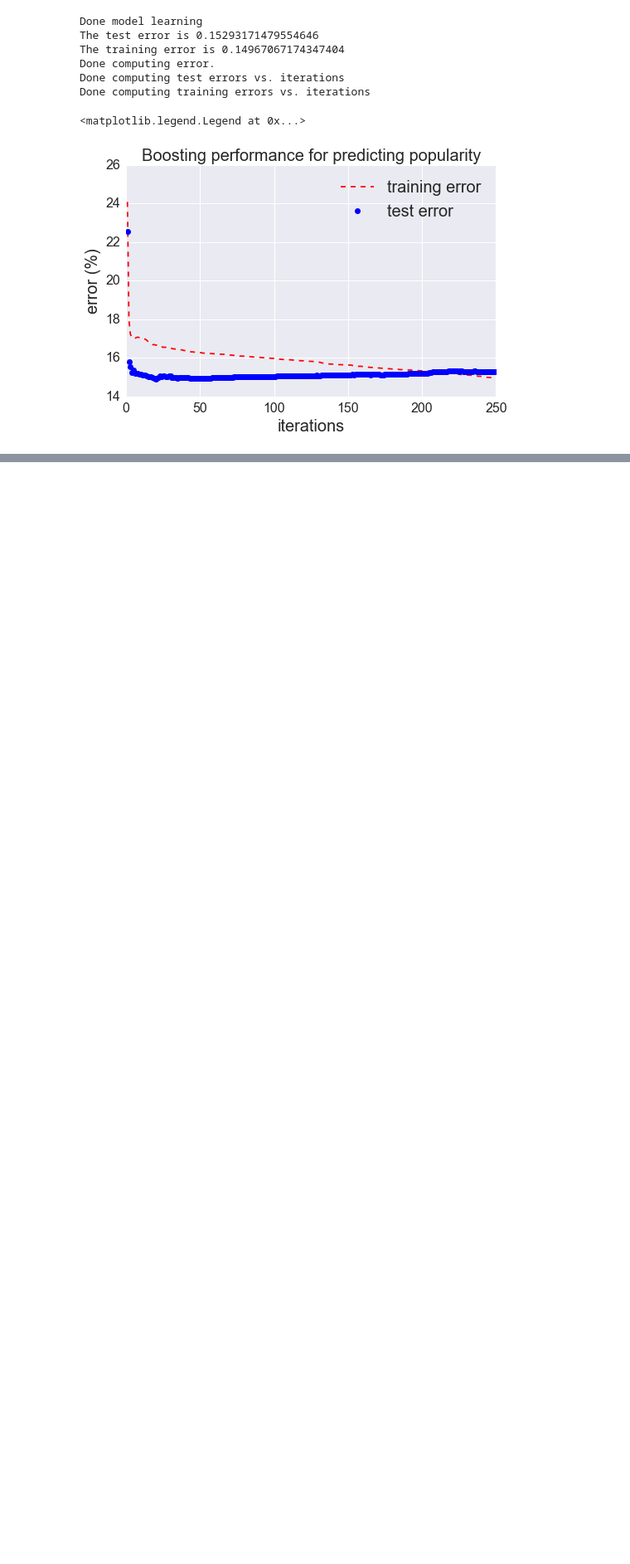
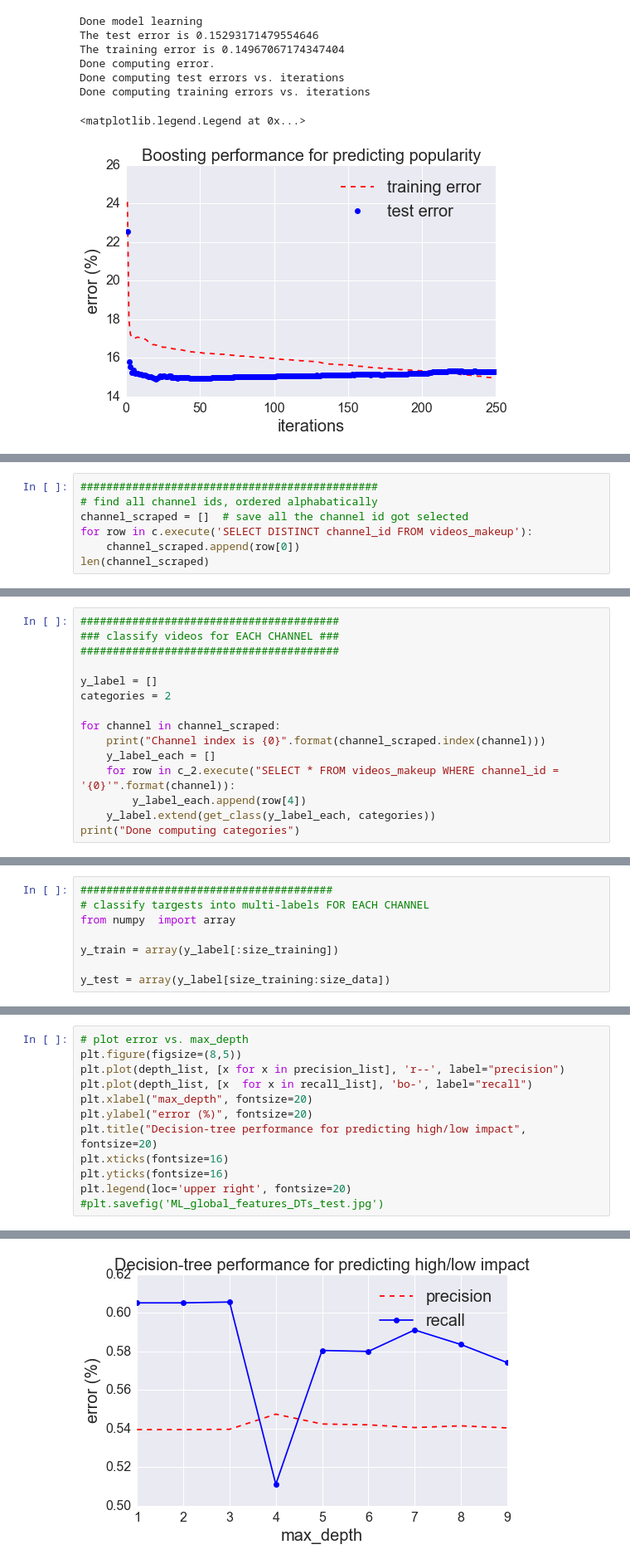
Before and after one commit to yaoliphy/insight-project, a Jupyter notebook: data_analysis_and_ML/youtube_data_analysis.ipynb, the cells around one changed output, grey strips where cells are left out. Shown at 83% size. Saved outputs shown, nothing was run; the diff lists cells and outputs as text; blank space fills up the shorter version.

```diff
--- a/data_analysis_and_ML/youtube_data_analysis.ipynb
+++ b/data_analysis_and_ML/youtube_data_analysis.ipynb
@@ -789,0 +825,7 @@ Done computing training errors vs. iterations
+# %%
+##############################################
+# find all channel ids, ordered alphabatically
+channel_scraped = []  # save all the channel id got selected
+for row in c.execute('SELECT DISTINCT channel_id FROM videos_makeup'):
+    channel_scraped.append(row[0])
+len(channel_scraped)
@@ -789,0 +834,15 @@ Done computing training errors vs. iterations
+# %%
+########################################
+### classify videos for EACH CHANNEL ###
+########################################
+
+y_label = []
+categories = 2
+
+for channel in channel_scraped:
+    print("Channel index is {0}".format(channel_scraped.index(channel)))
+    y_label_each = []
+    for row in c_2.execute("SELECT * FROM videos_makeup WHERE channel_id = '{0}'".format(channel)):
+        y_label_each.append(row[4])
+    y_label.extend(get_class(y_label_each, categories))
+print("Done computing categories")
@@ -789,0 +867,8 @@ Done computing training errors vs. iterations
+# %%
+#######################################
+# classify targests into multi-labels FOR EACH CHANNEL
+from numpy  import array
+
+y_train = array(y_label[:size_training])
+
+y_test = array(y_label[size_training:size_data])
@@ -789,0 +951,13 @@ Done computing training errors vs. iterations
+# %%
+# plot error vs. max_depth
+plt.figure(figsize=(8,5))
+plt.plot(depth_list, [x for x in precision_list], 'r--', label="precision")
+plt.plot(depth_list, [x  for x in recall_list], 'bo-', label="recall")
+plt.xlabel("max_depth", fontsize=20)
+plt.ylabel("error (%)", fontsize=20)
+plt.title("Decision-tree performance for predicting high/low impact", fontsize=20)
+plt.xticks(fontsize=16)
+plt.yticks(fontsize=16)
+plt.legend(loc='upper right', fontsize=20)
+#plt.savefig('ML_global_features_DTs_test.jpg')
+# %% [output]
@@ -789,0 +965 @@ Done computing training errors vs. iterations
+[figure, added]
```
Also changed, not shown: parts of 48 cells of this notebook.
